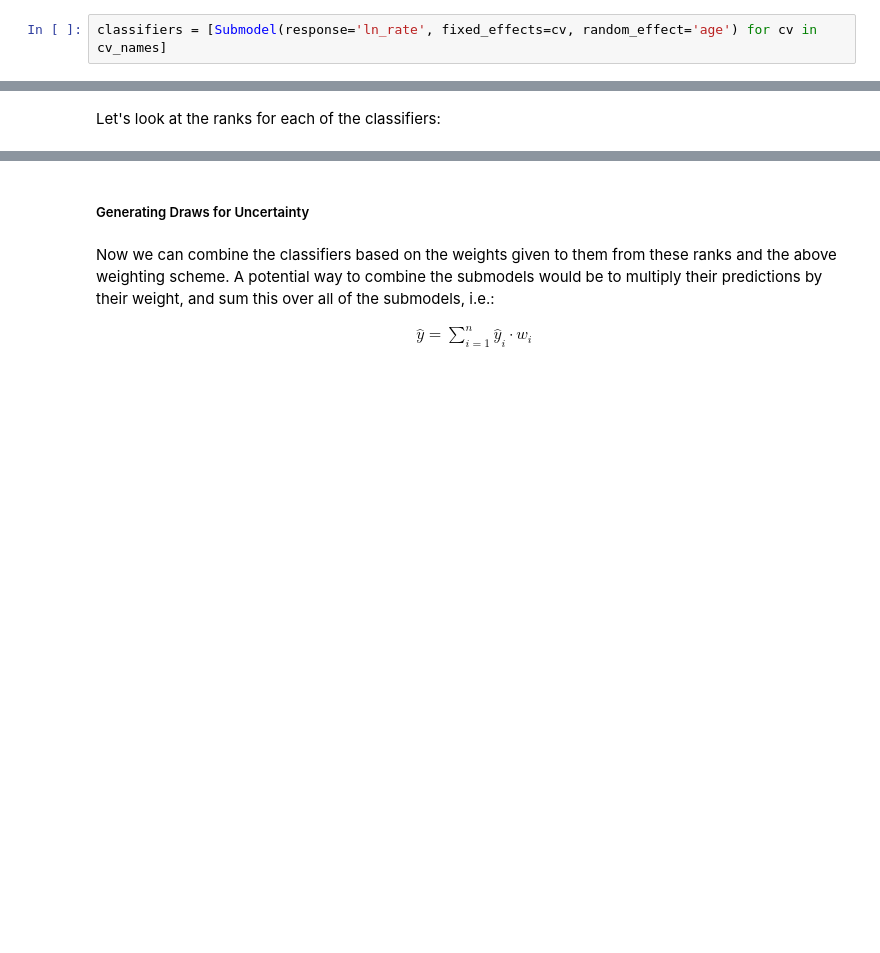
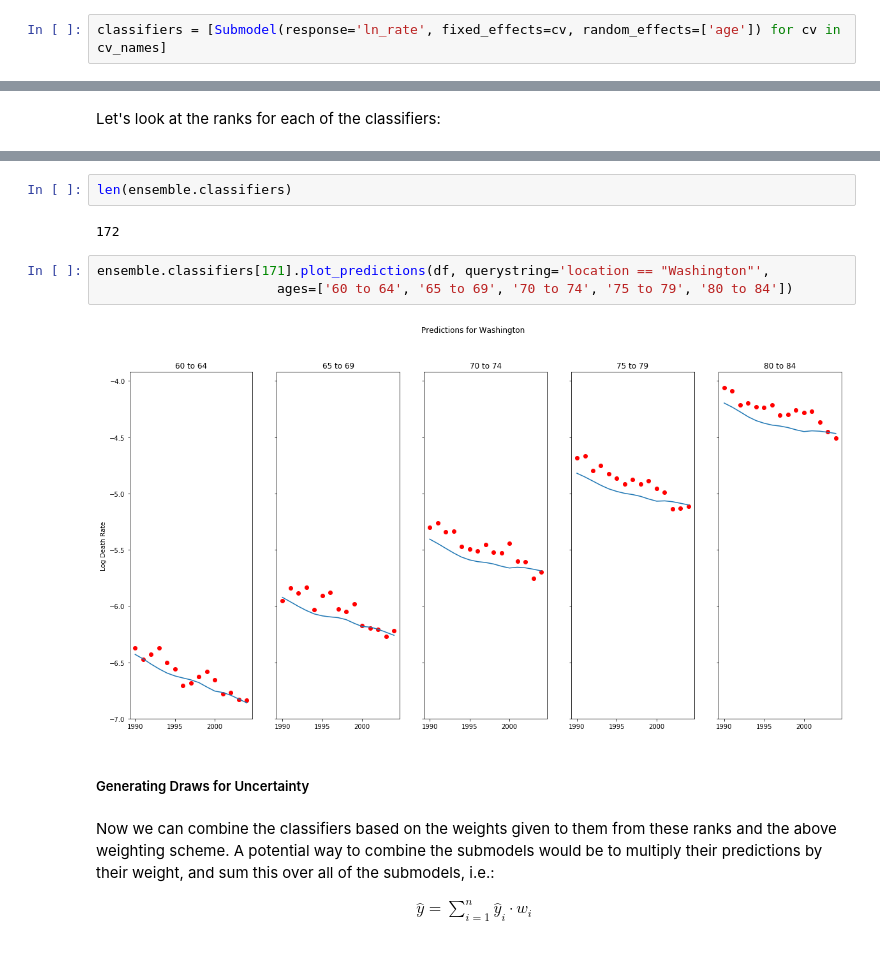
Before and after one commit to mbannick/simple-ensemble, a Jupyter notebook: notebooks/ensemble_example.ipynb, the cells around one changed output, grey strips where cells are left out. Drawn from its saved outputs; the diff is of its cells as text; blank space fills up the shorter version.

```diff
--- a/notebooks/ensemble_example.ipynb
+++ b/notebooks/ensemble_example.ipynb
@@ -241,7 +311,7 @@ cv_names[1:10]
 # %% [markdown]
 Let's first create a list of classifiers based on the result of feature selection, using the log of the mortality rate (`ln_rate`) as our response variable.
 # %%
-classifiers = [Submodel(response='ln_rate', fixed_effects=cv, random_effect='age') for cv in cv_names]
+classifiers = [Submodel(response='ln_rate', fixed_effects=cv, random_effects=['age']) for cv in cv_names]
 # %% [markdown]
 Now we can create an ensemble object with the list of classifiers, and view the properties of the classifiers in the ensemble.
 # %%
@@ -301,3 +387,12 @@ array([119., 107., 121., 106., 102.,  55., 104.,  90.,  51., 103.,  94.,
+# %%
+len(ensemble.classifiers)
+# %% [output]
+172
+# %%
+ensemble.classifiers[171].plot_predictions(df, querystring='location == "Washington"',
+                       ages=['60 to 64', '65 to 69', '70 to 74', '75 to 79', '80 to 84'])
+# %% [output]
+[figure, added]
 # %% [markdown]
 ##### Generating Draws for Uncertainty
 # %% [markdown]
```
Also changed, not shown: parts of 56 cells of this notebook.
